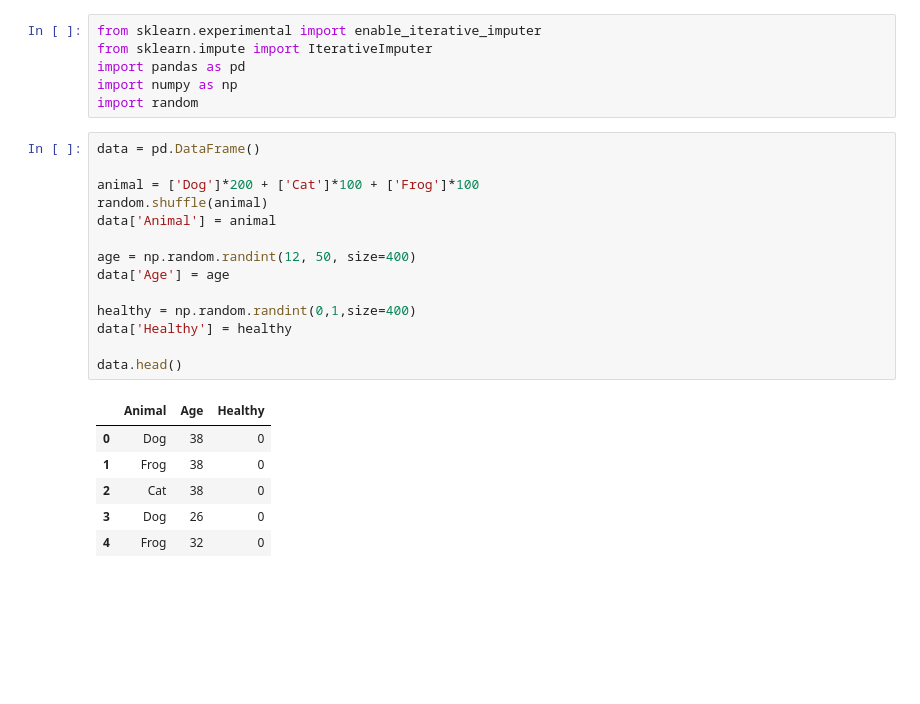
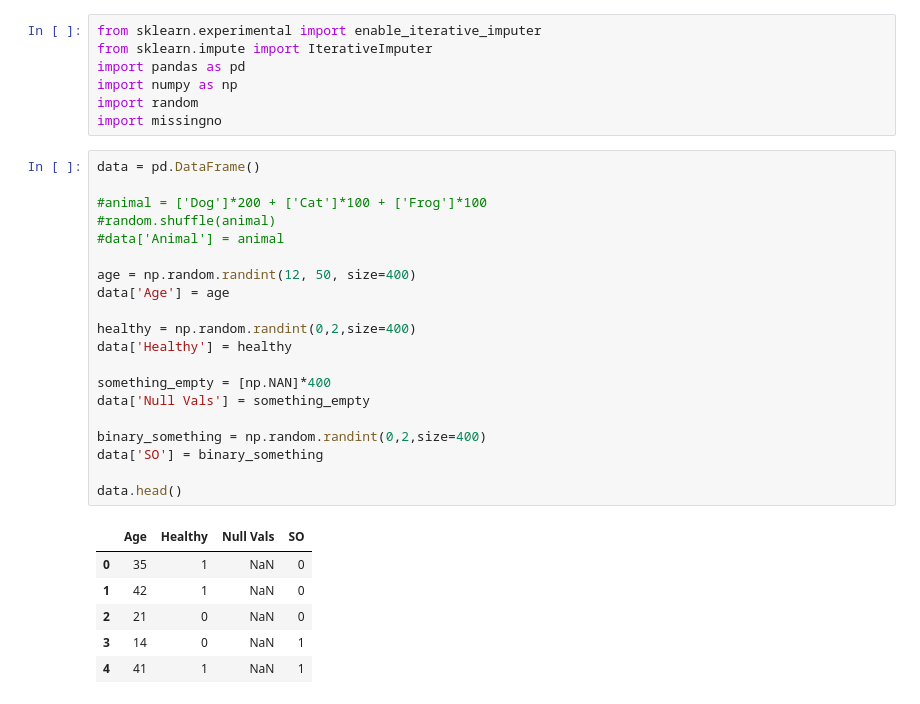
Before and after one commit to Data-Driven-Materials-Science/cleaning_suite, a Jupyter notebook: testing.ipynb, the cells around one changed output. Saved outputs shown, nothing was run; the diff lists cells and outputs as text; blank space fills up the shorter version.

```diff
--- a/testing.ipynb
+++ b/testing.ipynb
@@ -4,24 +4,31 @@ from sklearn.impute import IterativeImputer
 import pandas as pd
 import numpy as np
 import random
+import missingno
 # %%
 data = pd.DataFrame()
 
-animal = ['Dog']*200 + ['Cat']*100 + ['Frog']*100
-random.shuffle(animal)
-data['Animal'] = animal
+#animal = ['Dog']*200 + ['Cat']*100 + ['Frog']*100
+#random.shuffle(animal)
+#data['Animal'] = animal
 
 age = np.random.randint(12, 50, size=400)
 data['Age'] = age
 
-healthy = np.random.randint(0,1,size=400)
+healthy = np.random.randint(0,2,size=400)
 data['Healthy'] = healthy
 
+something_empty = [np.NAN]*400
+data['Null Vals'] = something_empty
+
+binary_something = np.random.randint(0,2,size=400)
+data['SO'] = binary_something
+
 data.head()
 # %% [output]
-|  | Animal | Age | Healthy |
-| 0 | Dog | 38 | 0 |
-| 1 | Frog | 38 | 0 |
-| 2 | Cat | 38 | 0 |
-| 3 | Dog | 26 | 0 |
-| 4 | Frog | 32 | 0 |
+|  | Age | Healthy | Null Vals | SO |
+| 0 | 35 | 1 | NaN | 0 |
+| 1 | 42 | 1 | NaN | 0 |
+| 2 | 21 | 0 | NaN | 0 |
+| 3 | 14 | 0 | NaN | 1 |
+| 4 | 41 | 1 | NaN | 1 |
```
Also changed, not shown: parts of 10 cells of this notebook, 1 other file.
